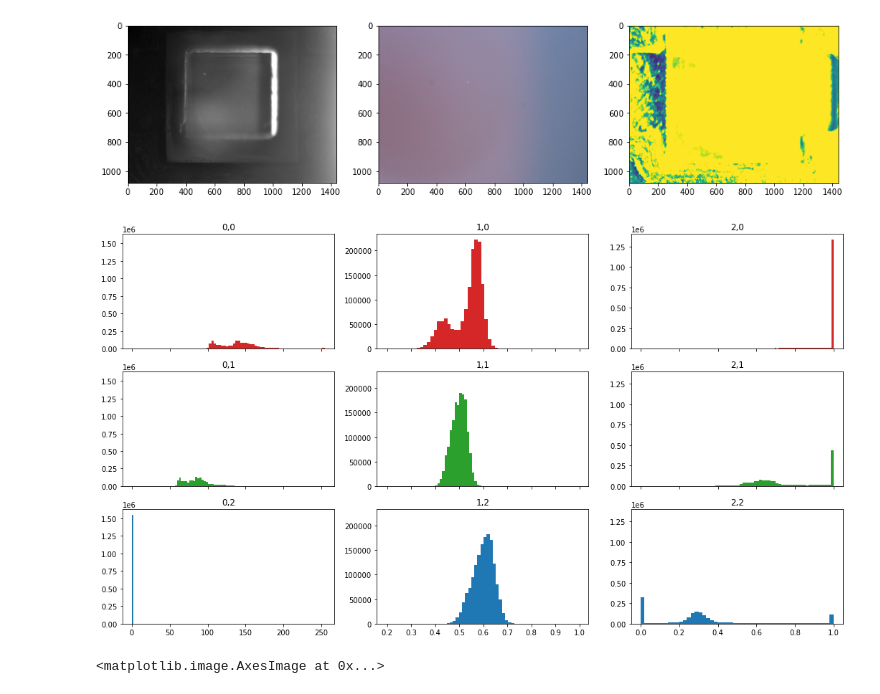
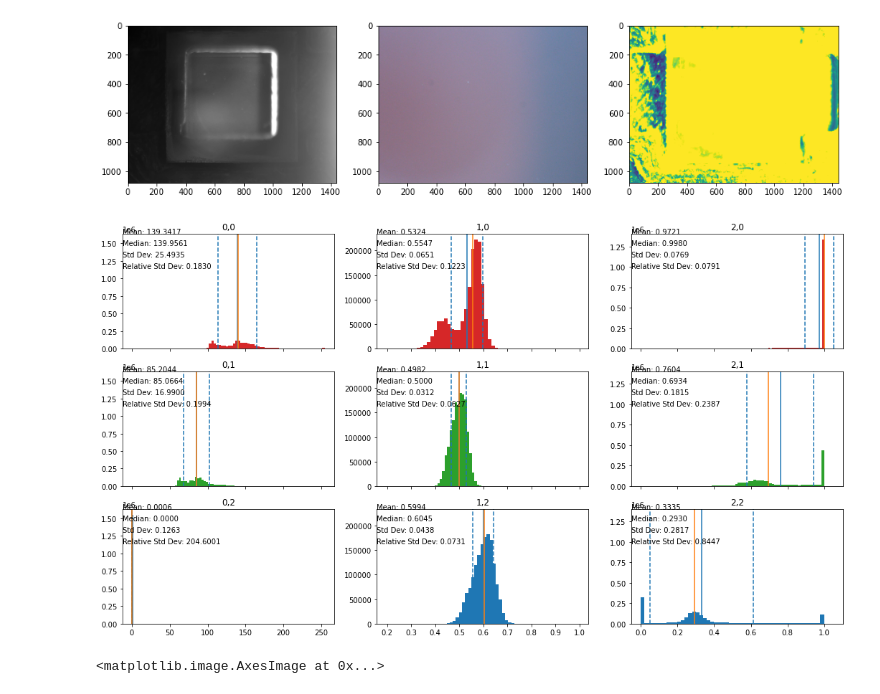
Before and after one commit to fenning-research-group/PASCAL_TrainView, a Jupyter notebook: analysis.ipynb, the cells around one changed output. Saved outputs shown, nothing was run; the diff lists cells and outputs as text; code cells hidden in the pictures.

Commit message:
compute mean, median, std, rsd for image channels

```diff
--- a/analysis.ipynb
+++ b/analysis.ipynb
@@ -140,22 +140,39 @@ ax[2].imshow(rawdf['plimg_0'][i][:,:,0]) # use red channel for PL measurements,
 # %%
 # plot histograms showing image rgb channel intensities
 
 n_bins = 50
 fig, ax = plt.subplots(3,3, figsize=(18,10), sharex='col', sharey='col')
 
 imgs = ['df_0','bf_0','plimg_0']
 colors = ['tab:red','tab:green','tab:blue']
 
 for x in range(3):
     for y in range(3):
+        # compute stats on the channel
+        channel = rawdf[imgs[x]][i][:,:,y].flatten()
+        mean = np.mean(channel)
+        median = np.median(channel)
+        std = np.std(channel)
+        rsd = std / mean # coefficient of variation / relative standard deviation
+
+        # now plot data
         ax[y,x].set_title(f'{x},{y}')
         ax[y,x].hist(
-            rawdf[imgs[x]][i][:,:,y].flatten(),
+            channel,
             bins=n_bins,
             color=colors[y]
             )
+        ax[y,x].annotate(f'Mean: {mean:.4f}', (0,1), xycoords='axes fraction')
+        ax[y,x].annotate(f'Median: {median:.4f}', (0,0.9), xycoords='axes fraction')
+        ax[y,x].annotate(f'Std Dev: {std:.4f}', (0,0.8), xycoords='axes fraction')
+        ax[y,x].annotate(f'Relative Std Dev: {rsd:.4f}', (0,0.7), xycoords='axes fraction')
+
+        ax[y,x].axvline(mean)
+        ax[y,x].axvline(mean+std, linestyle='--')
+        ax[y,x].axvline(mean-std, linestyle='--')
+        ax[y,x].axvline(median, color='tab:orange')
 # %% [output]
-[figure, old version]
+[figure, new version]
 # %%
 # try overlaying bf/df/pl images to see how it looks
 
```
